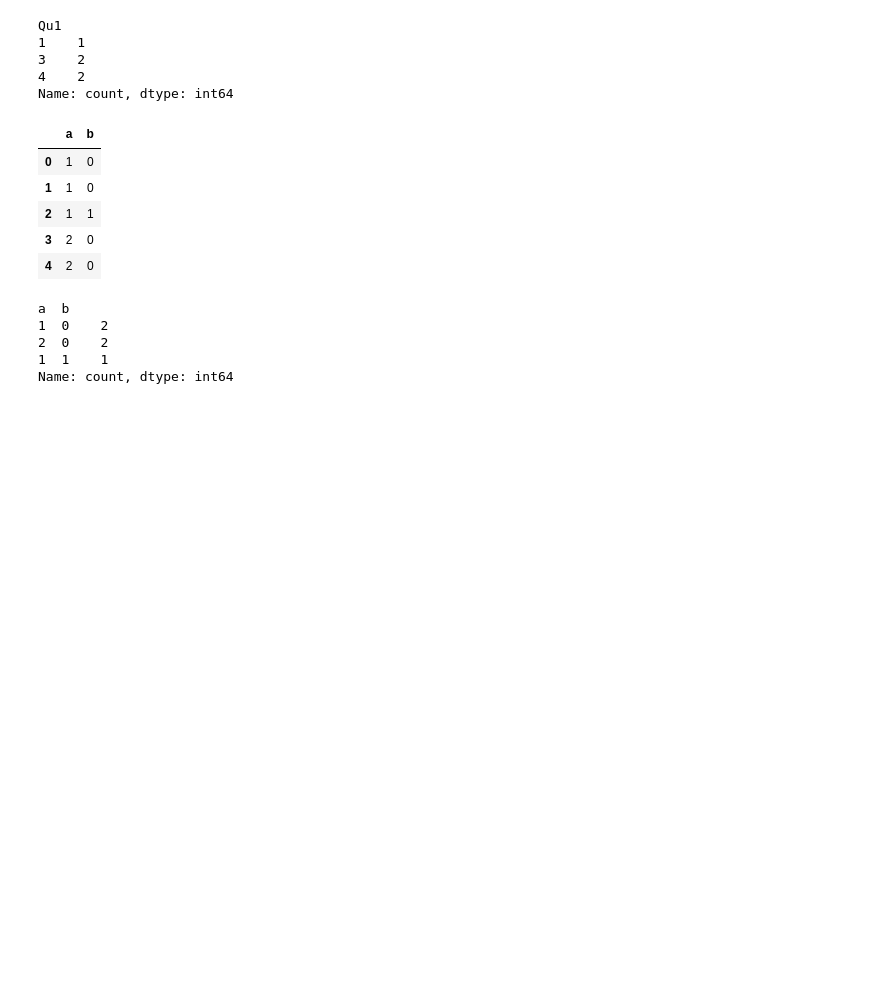
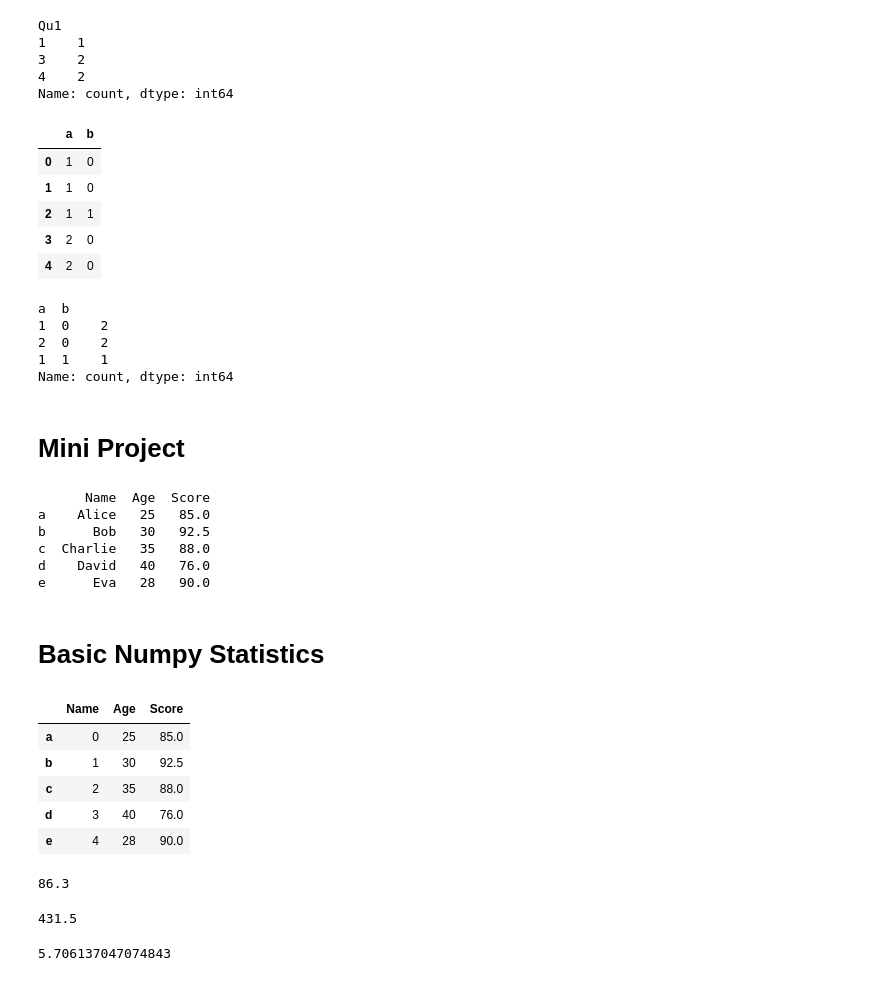
Before and after one commit to Enocko/LSUA-Research-Projects, a Jupyter notebook: Pandas Data Structures.ipynb, the cells around one changed output. Cells and saved outputs as stored; diff of their text form; code cells hidden in the pictures; blank space fills up the shorter version.

Commit message:
Pandas notebook

```diff
--- a/Pandas Data Structures.ipynb
+++ b/Pandas Data Structures.ipynb
@@ -1514,3 +1514,49 @@ a  b
 2  0    2
 1  1    1
 Name: count, dtype: int64
+# %% [markdown]
+# Mini Project
+# %%
+import pandas as pd
+import numpy as np
+
+# Create a small DataFrame
+data = {
+    'Name': ['Alice', 'Bob', 'Charlie', 'David', 'Eva'],
+    'Age': [25, 30, 35, 40, 28],
+    'Score': [85.0, 92.5, 88.0, 76.0, 90.0]
+}
+
+df = pd.DataFrame(data, index=['a','b','c','d','e'])
+print(df)
+# %% [output]
+      Name  Age  Score
+a    Alice   25   85.0
+b      Bob   30   92.5
+c  Charlie   35   88.0
+d    David   40   76.0
+e      Eva   28   90.0
+# %% [markdown]
+# Basic Numpy Statistics
+# %%
+df['Name'] = np.arange(5)
+df
+# %% [output]
+|  | Name | Age | Score |
+| a | 0 | 25 | 85.0 |
+| b | 1 | 30 | 92.5 |
+| c | 2 | 35 | 88.0 |
+| d | 3 | 40 | 76.0 |
+| e | 4 | 28 | 90.0 |
+# %%
+np.mean(df['Score'])    # mean score
+# %% [output]
+86.3
+# %%
+np.sum(df['Score'])     # sum of score
+# %% [output]
+431.5
+# %%
+np.std(df['Score'])    # standard deviation of score
+# %% [output]
+5.706137047074843
```
Also changed, not shown: parts of 3 cells of this notebook.
